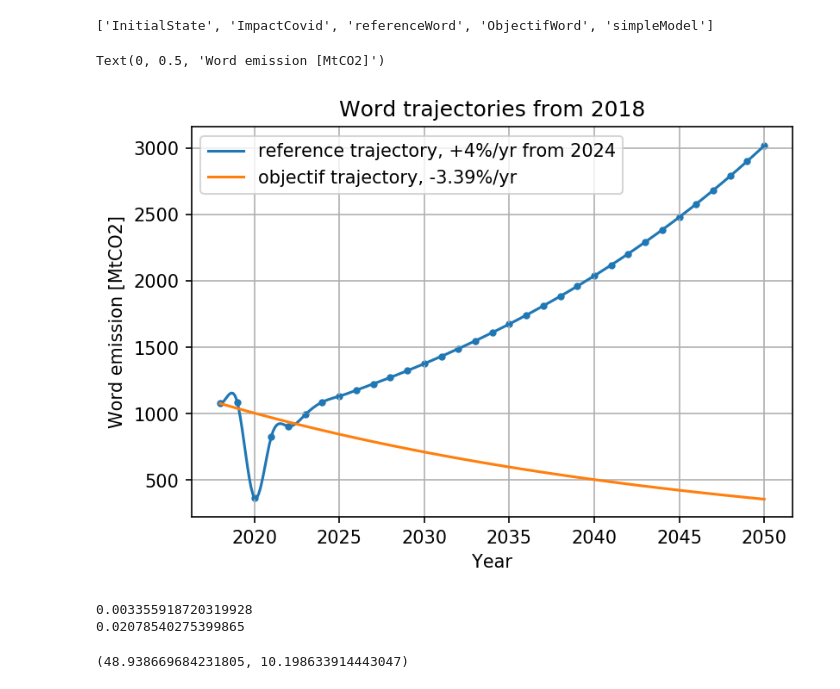
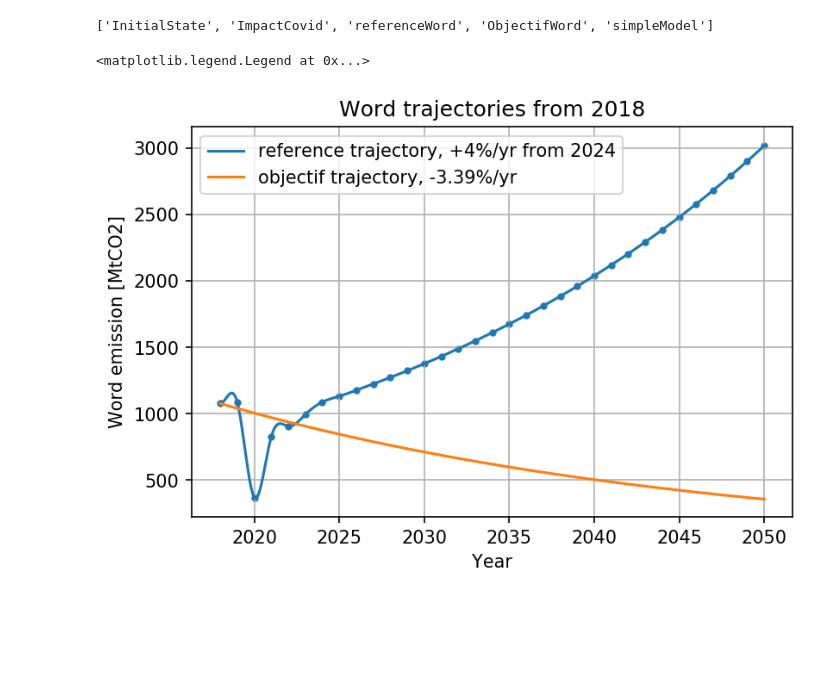
Before and after one commit to antoinetavant/aviation_2050, a Jupyter notebook: shift_data.ipynb, the cells around one changed output. Saved outputs shown, nothing was run; the diff lists cells and outputs as text; code cells hidden in the pictures; blank space fills up the shorter version.

```diff
--- a/shift_data.ipynb
+++ b/shift_data.ipynb
@@ -68,42 +38,27 @@ from scipy.interpolate import make_interp_spline, BSpline
 # 300 represents number of points to make between T.min and T.max
 yearsnew = np.linspace(years.min(), years.max(), 300)
 # %%
-plt.figure()
-spl = make_interp_spline(years, trajectory_ref_word, k=3, bc_type=([(1, 0.0)], [(2, 0.0)]))  # type: BSpline
+def startFigure(years, trajectory_ref_word):
+    fig, ax = plt.subplots(1,1)
 
-plt.plot(yearsnew, spl(yearsnew), label="reference trajectory, +4%/yr from 2024")
-plt.plot(years, trajectory_obj_word, label="objectif trajectory, -3.39%/yr")
+    spl = make_interp_spline(years, trajectory_ref_word, k=3, bc_type=([(1, 0.0)], [(2, 0.0)]))  # type: BSpline
 
-plt.scatter(years, trajectory_ref_word, marker=".")
-plt.legend()
-plt.title("Word trajectories from 2018")
-plt.xlabel("Year")
-plt.ylabel("Word emission [MtCO2]")
+    ax.plot(yearsnew, spl(yearsnew), label="reference trajectory, +4%/yr from 2024")
+    ax.scatter(years, trajectory_ref_word, marker=".")
+    ax.plot(years, trajectory_obj_word, label="objectif trajectory, -3.39%/yr")
+
+    ax.set_title("Word trajectories from 2018")
+    ax.set_xlabel("Year")
+    ax.set_ylabel("Word emission [MtCO2]")
+
+    return fig, ax
-# %% [output]
-Text(0, 0.5, 'Word emission [MtCO2]')
-[figure, removed]
+# %%
+fig, ax = startFigure(years, trajectory_ref_word)
+
+ax.legend()
+# %% [output]
+<matplotlib.legend.Legend at 0x...>
+[figure, added]
 # %%
 optimisation_shortterm_operation = float(config["simpleModel"]["optimisation_shortterm_operation"])
 optimisation_technologique = float(config["simpleModel"]["optimisation_technologique"])
-# %%
-def optimisation(trajectory, factor):
-    """reduce the reference trajectory """
-
-    factor_yearly = 1-(1-factor) ** (1/ (len(trajectory)) )
-    print(factor_yearly)
-
-    trajectory_opt = np.zeros_like(trajectory)
-
-    for i in np.arange(len(trajectory)):
-        trajectory_opt[i] = trajectory[i]* (1 - factor_yearly)**i
-
-    return trajectory_opt
-
-traj_operation_wd = optimisation(trajectory_ref_word, optimisation_shortterm_operation)
-traj_techno_wd = optimisation(traj_operation_wd, optimisation_technologique)
-
-(traj_operation_wd[-1] - traj_techno_wd[-1])/traj_operation_wd[-1]*100, (trajectory_ref_word[-1] - traj_operation_wd[-1])/trajectory_ref_word[-1]*100
-# %% [output]
-0.003355918720319928
-0.02078540275399865
-(48.938669684231805, 10.198633914443047)
```
Also changed, not shown: parts of 20 cells of this notebook, 2 other files.
